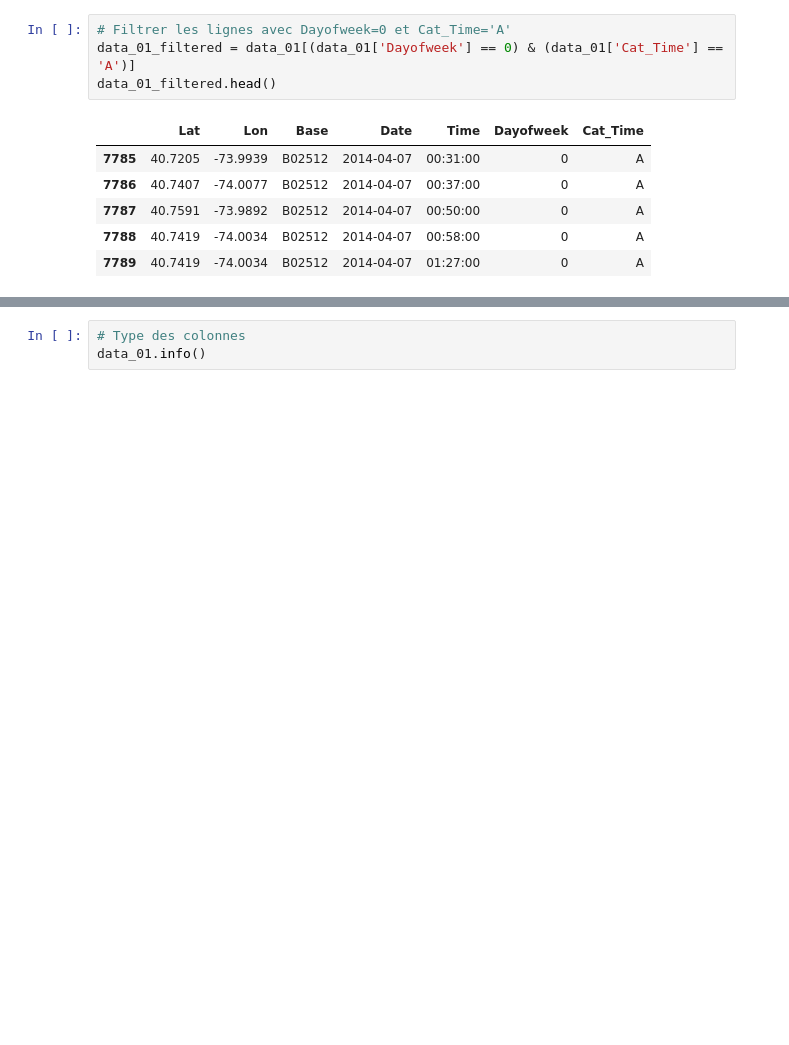
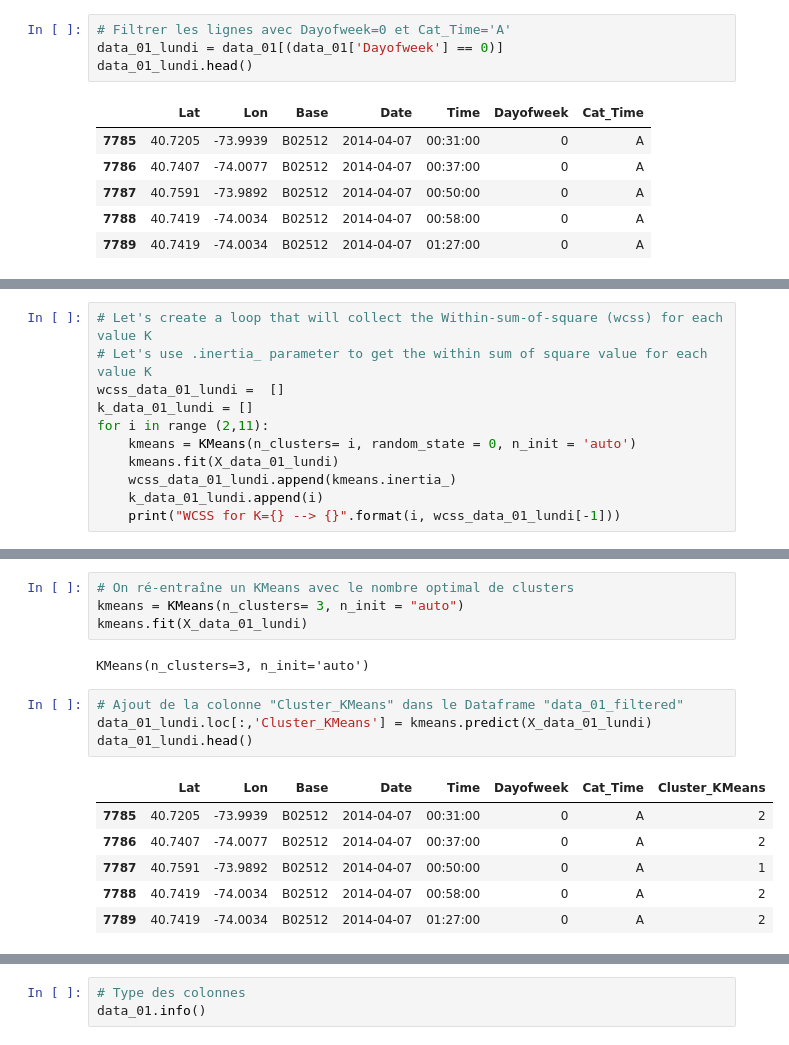
Before and after one commit to greg97232/Uber_Pickups, a Jupyter notebook: project-uml.ipynb, the cells around one changed output, grey strips where cells are left out. Cells and saved outputs as stored; diff of their text form; blank space fills up the shorter version.

```diff
--- a/project-uml.ipynb
+++ b/project-uml.ipynb
@@ -144,8 +144,8 @@ plt.show()
 ## Test de K-mean avec les "Dayofweek=0" soit lundi et "cat_time=A" soit 00H00 / 06H00
 # %%
 # Filtrer les lignes avec Dayofweek=0 et Cat_Time='A'
-data_01_filtered = data_01[(data_01['Dayofweek'] == 0) & (data_01['Cat_Time'] == 'A')]
-data_01_filtered.head()
+data_01_lundi = data_01[(data_01['Dayofweek'] == 0)]
+data_01_lundi.head()
 # %% [output]
 |  | Lat | Lon | Base | Date | Time | Dayofweek | Cat_Time |
 | 7785 | 40.7205 | -73.9939 | B02512 | 2014-04-07 | 00:31:00 | 0 | A |
@@ -160,0 +206,11 @@ data_01_filtered.shape
+# %%
+# Let's create a loop that will collect the Within-sum-of-square (wcss) for each value K
+# Let's use .inertia_ parameter to get the within sum of square value for each value K
+wcss_data_01_lundi =  []
+k_data_01_lundi = []
+for i in range (2,11):
+    kmeans = KMeans(n_clusters= i, random_state = 0, n_init = 'auto')
+    kmeans.fit(X_data_01_lundi)
+    wcss_data_01_lundi.append(kmeans.inertia_)
+    k_data_01_lundi.append(i)
+    print("WCSS for K={} --> {}".format(i, wcss_data_01_lundi[-1]))
@@ -160,0 +294,17 @@ data_01_filtered.shape
+# %%
+# On ré-entraîne un KMeans avec le nombre optimal de clusters
+kmeans = KMeans(n_clusters= 3, n_init = "auto")
+kmeans.fit(X_data_01_lundi)
+# %% [output]
+KMeans(n_clusters=3, n_init='auto')
+# %%
+# Ajout de la colonne "Cluster_KMeans" dans le Dataframe "data_01_filtered"
+data_01_lundi.loc[:,'Cluster_KMeans'] = kmeans.predict(X_data_01_lundi)
+data_01_lundi.head()
+# %% [output]
+|  | Lat | Lon | Base | Date | Time | Dayofweek | Cat_Time | Cluster_KMeans |
+| 7785 | 40.7205 | -73.9939 | B02512 | 2014-04-07 | 00:31:00 | 0 | A | 2 |
+| 7786 | 40.7407 | -74.0077 | B02512 | 2014-04-07 | 00:37:00 | 0 | A | 2 |
+| 7787 | 40.7591 | -73.9892 | B02512 | 2014-04-07 | 00:50:00 | 0 | A | 1 |
+| 7788 | 40.7419 | -74.0034 | B02512 | 2014-04-07 | 00:58:00 | 0 | A | 2 |
+| 7789 | 40.7419 | -74.0034 | B02512 | 2014-04-07 | 01:27:00 | 0 | A | 2 |
```
Also changed, not shown: parts of 13 cells of this notebook.
